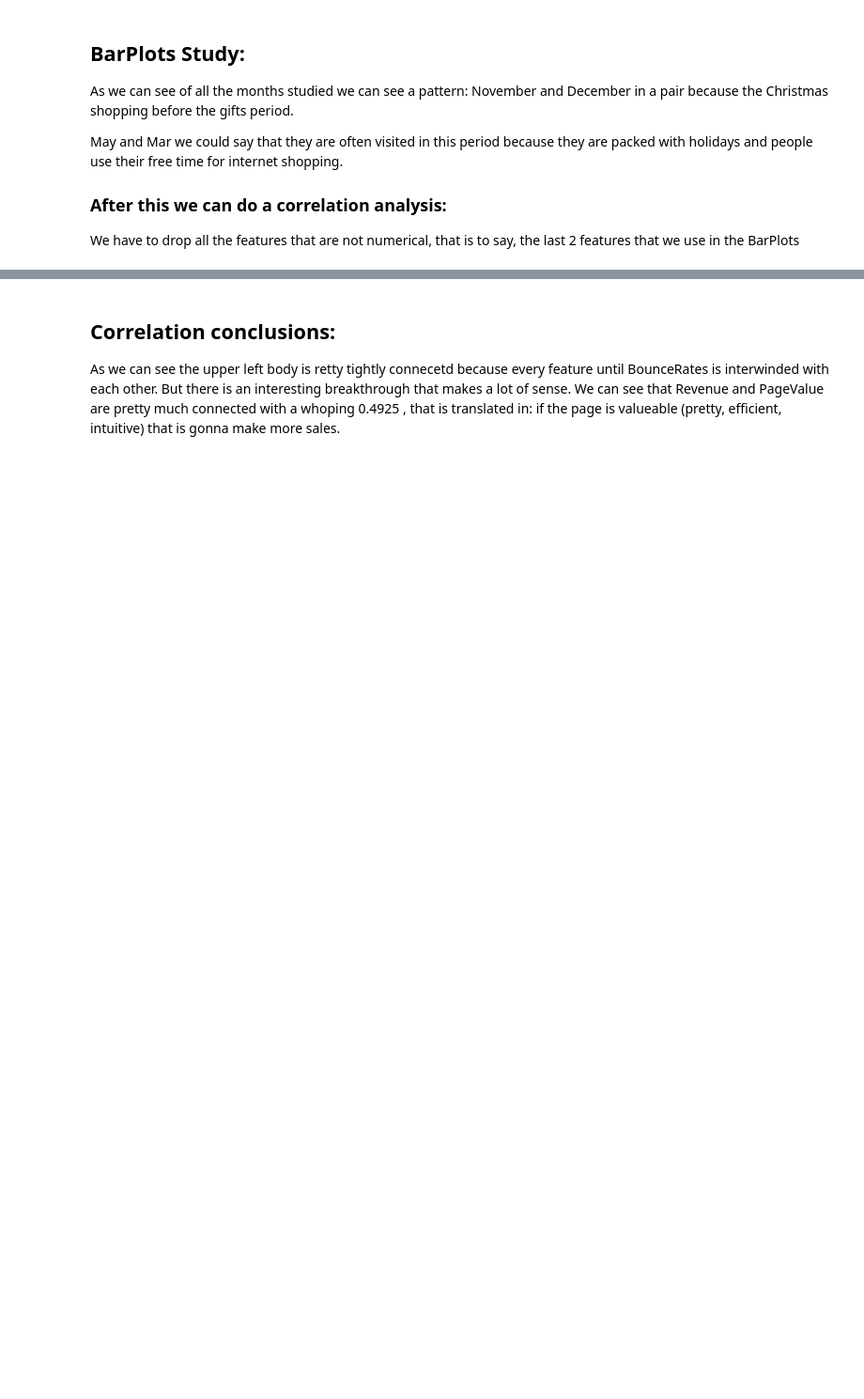
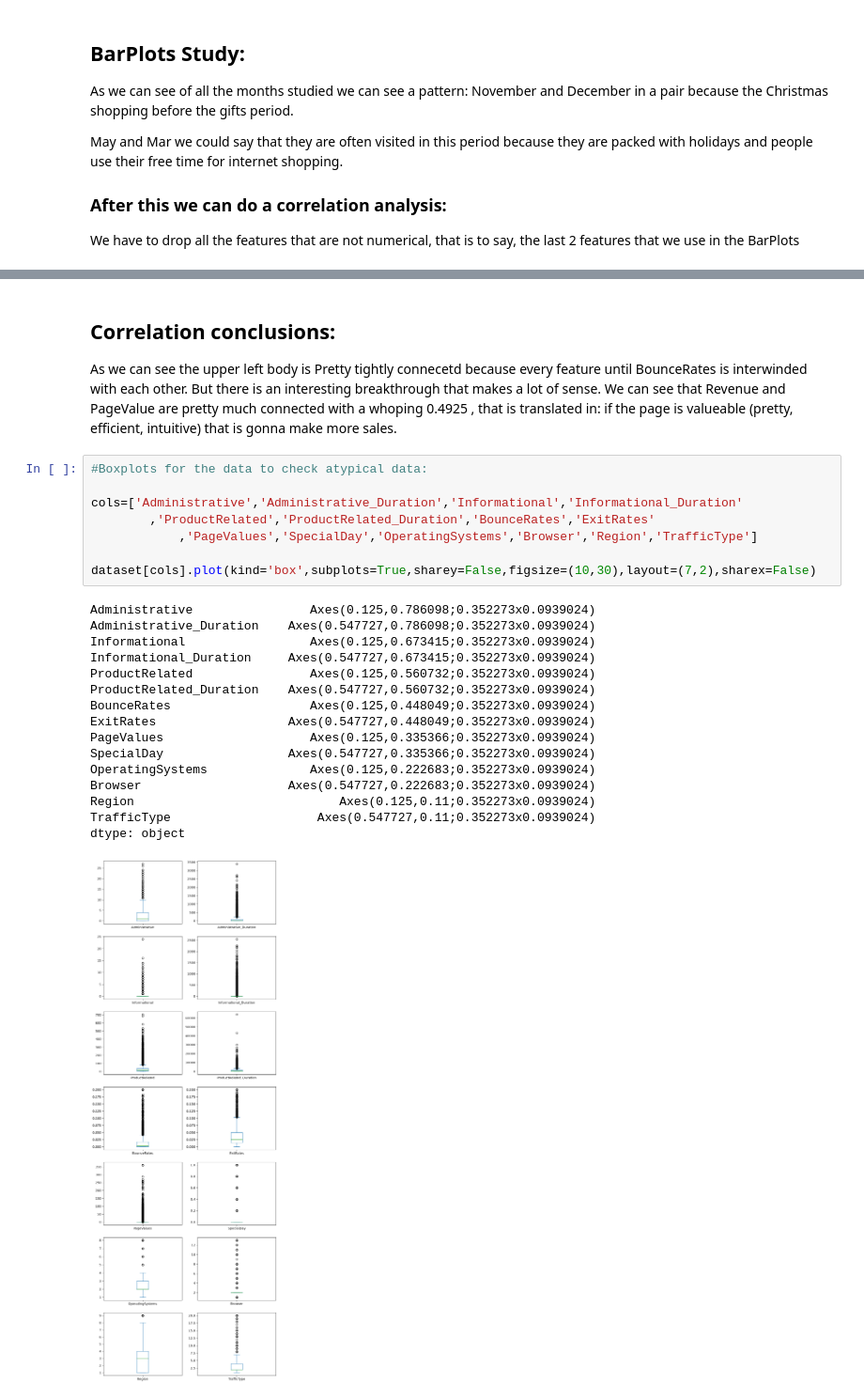
Before and after one commit to Tibuuu/Baseline-Model-Training, a Jupyter notebook: advanced_deep_learning/drug_consumption_dataset.ipynb, the cells around one changed output, grey strips where cells are left out. Shown at 94% size. Saved outputs shown, nothing was run; the diff lists cells and outputs as text; blank space fills up the shorter version.

Commit message:
boxplot

```diff
--- a/advanced_deep_learning/drug_consumption_dataset.ipynb
+++ b/advanced_deep_learning/drug_consumption_dataset.ipynb
@@ -146,4 +165,29 @@ correlation.style.background_gradient(cmap='managua')
 # %% [markdown]
 ## Correlation conclusions:
 
-As we can see the upper left body is retty tightly connecetd because every feature until BounceRates is interwinded with each other. But there is an interesting breakthrough that makes a lot of sense. We can see that Revenue and PageValue are pretty much connected with a whoping 0.4925 , that is translated in: if the page is valueable (pretty, efficient, intuitive) that is gonna make more sales.
+As we can see the upper left body is Pretty tightly connecetd because every feature until BounceRates is interwinded with each other. But there is an interesting breakthrough that makes a lot of sense. We can see that Revenue and PageValue are pretty much connected with a whoping 0.4925 , that is translated in: if the page is valueable (pretty, efficient, intuitive) that is gonna make more sales.
+# %%
+#Boxplots for the data to check atypical data:
+
+cols=['Administrative','Administrative_Duration','Informational','Informational_Duration'
+        ,'ProductRelated','ProductRelated_Duration','BounceRates','ExitRates'
+            ,'PageValues','SpecialDay','OperatingSystems','Browser','Region','TrafficType']
+
+dataset[cols].plot(kind='box',subplots=True,sharey=False,figsize=(10,30),layout=(7,2),sharex=False)
+# %% [output]
+Administrative                Axes(0.125,0.786098;0.352273x0.0939024)
+Administrative_Duration    Axes(0.547727,0.786098;0.352273x0.0939024)
+Informational                 Axes(0.125,0.673415;0.352273x0.0939024)
+Informational_Duration     Axes(0.547727,0.673415;0.352273x0.0939024)
+ProductRelated                Axes(0.125,0.560732;0.352273x0.0939024)
+ProductRelated_Duration    Axes(0.547727,0.560732;0.352273x0.0939024)
+BounceRates                   Axes(0.125,0.448049;0.352273x0.0939024)
+ExitRates                  Axes(0.547727,0.448049;0.352273x0.0939024)
+PageValues                    Axes(0.125,0.335366;0.352273x0.0939024)
+SpecialDay                 Axes(0.547727,0.335366;0.352273x0.0939024)
+OperatingSystems              Axes(0.125,0.222683;0.352273x0.0939024)
+Browser                    Axes(0.547727,0.222683;0.352273x0.0939024)
+Region                            Axes(0.125,0.11;0.352273x0.0939024)
+TrafficType                    Axes(0.547727,0.11;0.352273x0.0939024)
+dtype: object
+[figure, added]
```
Also changed, not shown: parts of 3 cells of this notebook.
